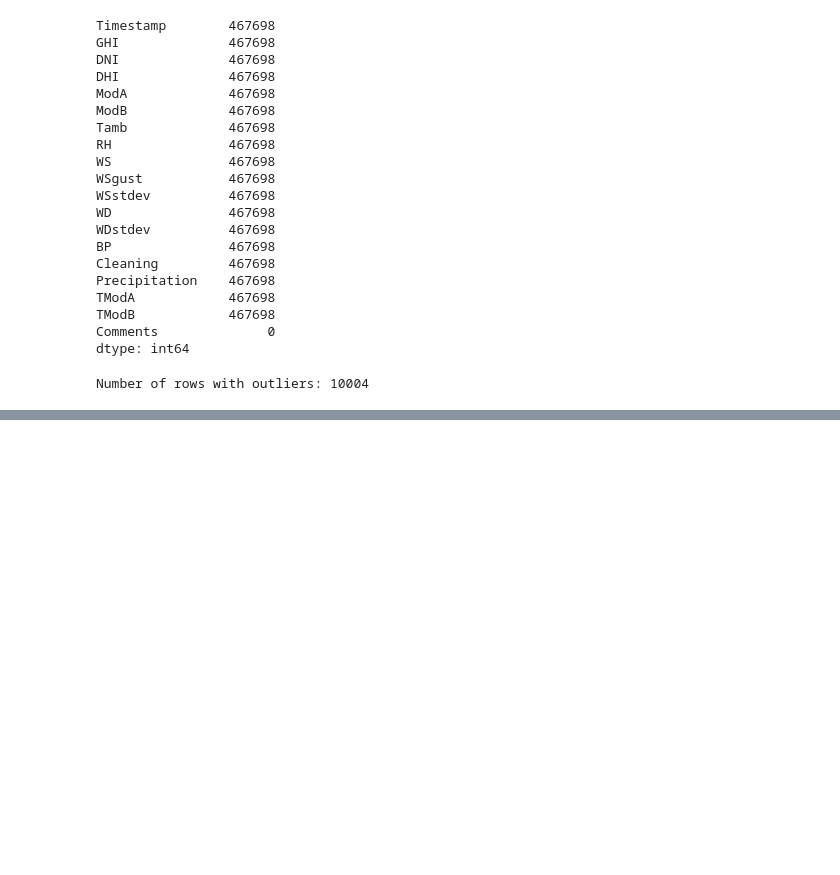
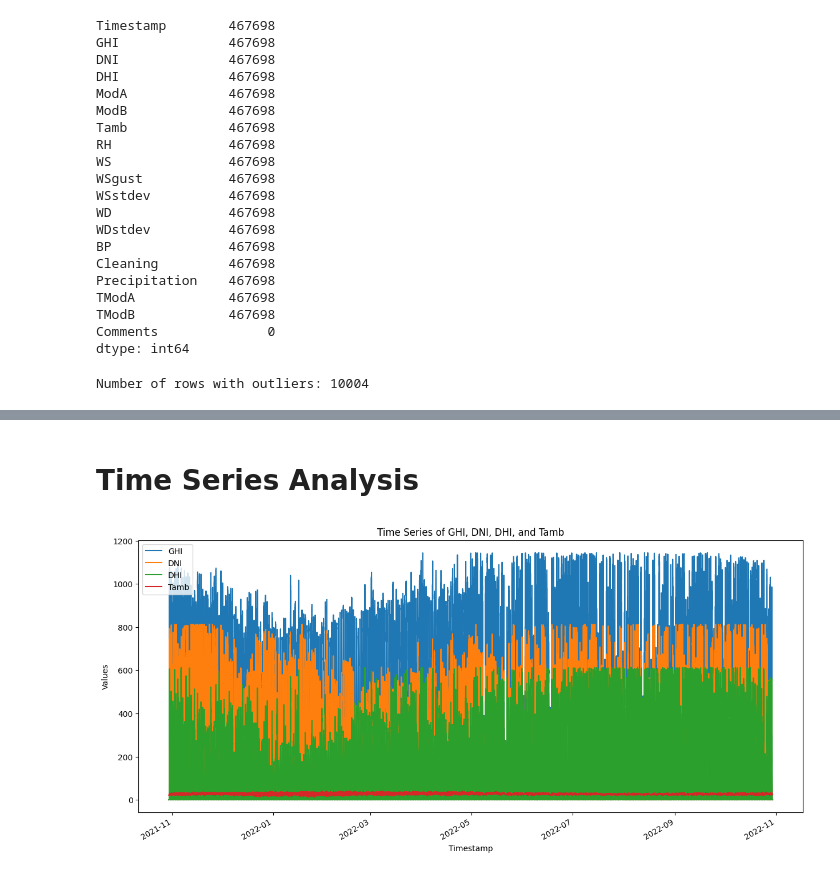
Before and after one commit to abelfx/solar-challenge-week0, a Jupyter notebook: notebooks/sierraleone_eda.ipynb, the cells around one changed output, grey strips where cells are left out. Cells and saved outputs as stored; diff of their text form; code cells hidden in the pictures; blank space fills up the shorter version.

Commit message:
time series analysis finished: sierraleon_eda

```diff
--- a/notebooks/sierraleone_eda.ipynb
+++ b/notebooks/sierraleone_eda.ipynb
@@ -189,0 +219,15 @@ df_clean.to_csv("./data/sierraleone-bumbuna-clean.csv", index=False)
+# %% [markdown]
+# Time Series Analysis
+# %%
+# Line chart of GHI, DNI, DHI, Tamb vs. Timestamp.
+clean_df = df_clean.copy()
+df_clean['Timestamp'] = pd.to_datetime(df_clean['Timestamp'])
+df_clean.set_index('Timestamp', inplace=True)
+df_clean[['GHI', 'DNI', 'DHI', 'Tamb']].plot(figsize=(15, 7))
+plt.title('Time Series of GHI, DNI, DHI, and Tamb')
+plt.xlabel('Timestamp')
+plt.ylabel('Values')
+plt.legend()
+plt.show()
+# %% [output]
+[figure, added]
```
Also changed, not shown: parts of 3 cells of this notebook.
